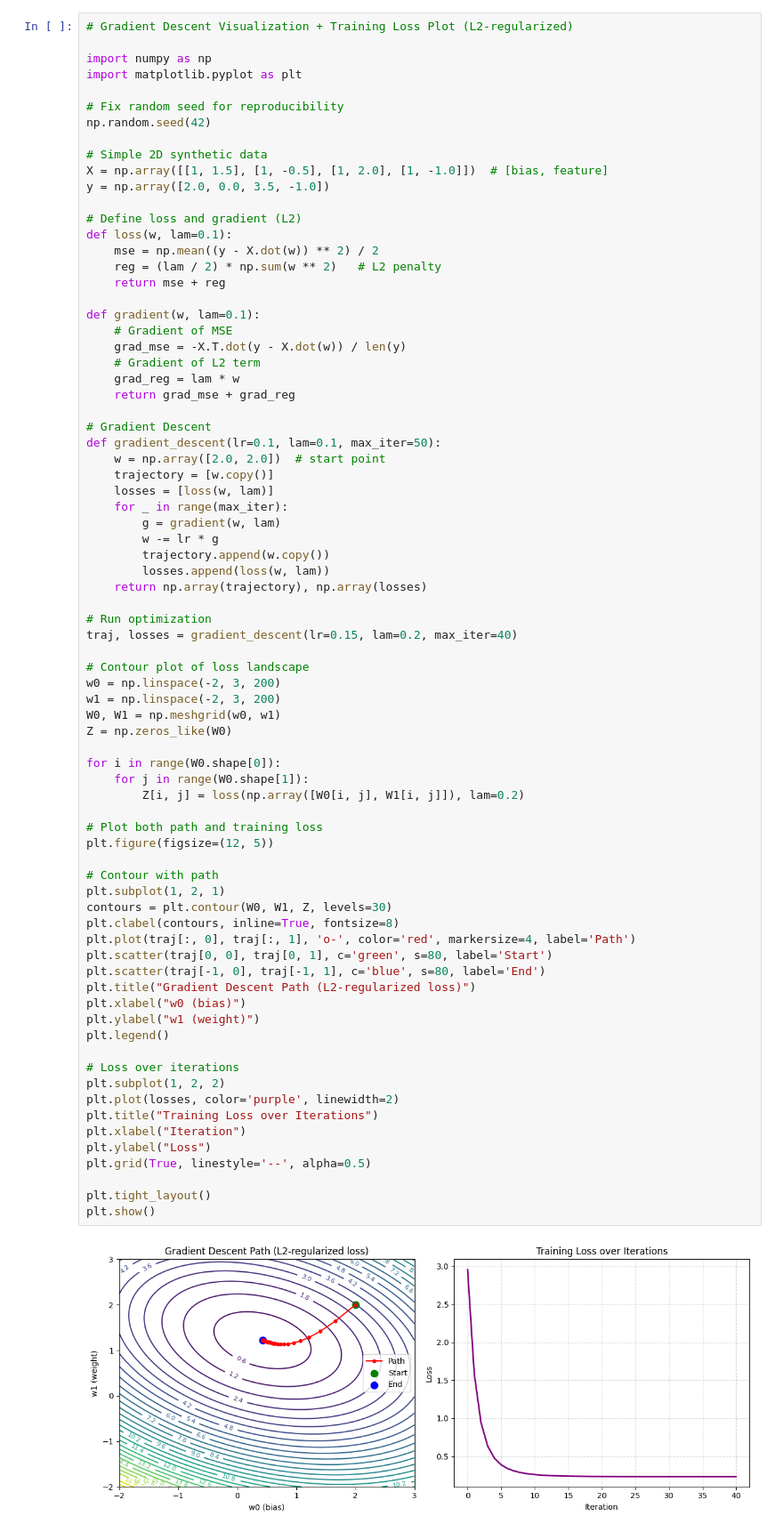
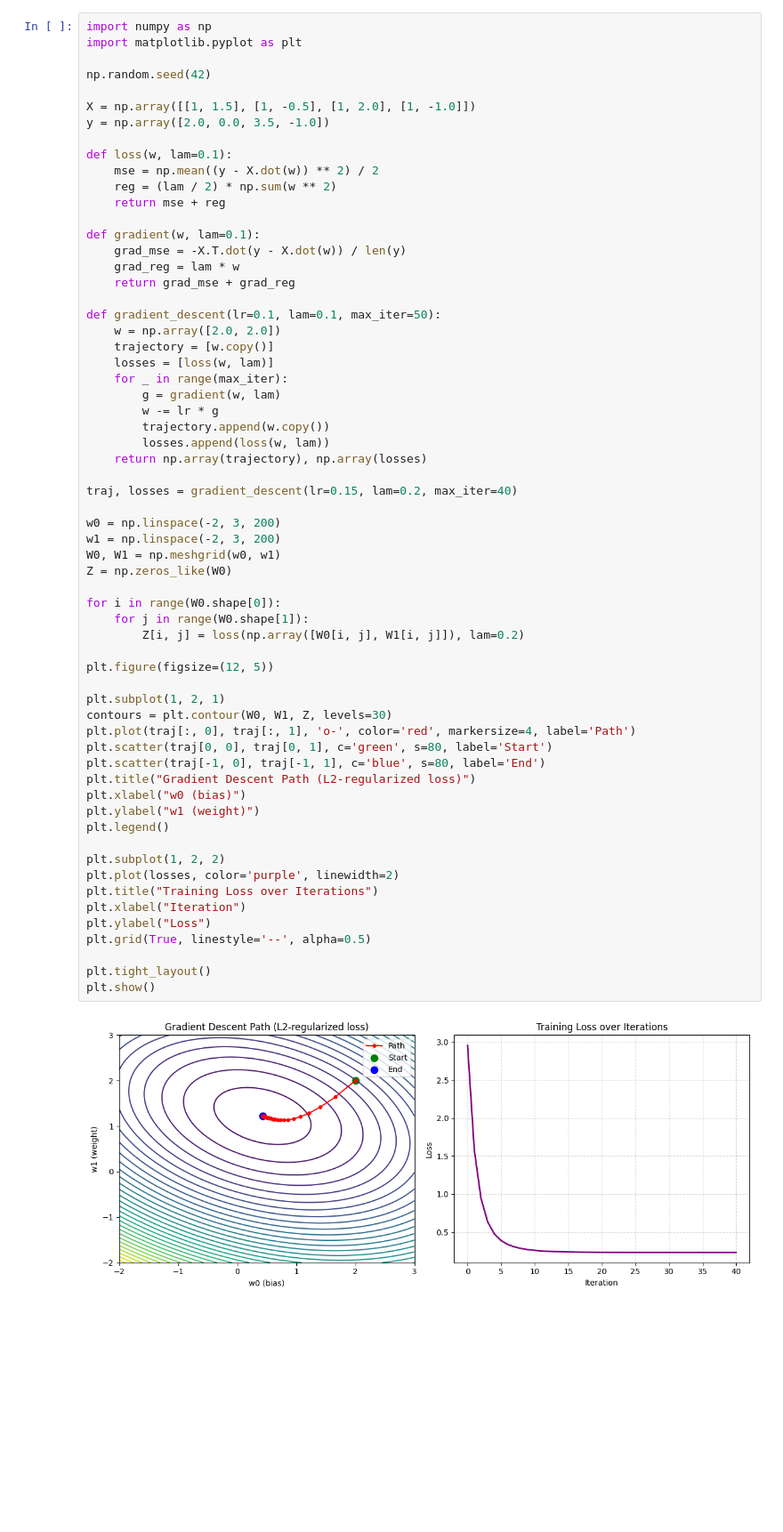
Before and after one commit to Stranger542/Optimizaton-Techniques-IMA-314-Fiction-404-, a Jupyter notebook: notebooks/Subgradient_Methods/Subgradient_Methods(L1+L2).ipynb, the cells around one changed output. Shown at 89% size. Cells and saved outputs as stored; diff of their text form; blank space fills up the shorter version.

```diff
--- a/notebooks/Subgradient_Methods/Subgradient_Methods(L1+L2).ipynb
+++ b/notebooks/Subgradient_Methods/Subgradient_Methods(L1+L2).ipynb
@@ -126,34 +108,26 @@ plt.show()
 # %% [output]
 [figure]
 # %%
-# Gradient Descent Visualization + Training Loss Plot (L2-regularized)
-
 import numpy as np
 import matplotlib.pyplot as plt
 
-# Fix random seed for reproducibility
 np.random.seed(42)
 
-# Simple 2D synthetic data
-X = np.array([[1, 1.5], [1, -0.5], [1, 2.0], [1, -1.0]])  # [bias, feature]
+X = np.array([[1, 1.5], [1, -0.5], [1, 2.0], [1, -1.0]])
 y = np.array([2.0, 0.0, 3.5, -1.0])
 
-# Define loss and gradient (L2)
 def loss(w, lam=0.1):
     mse = np.mean((y - X.dot(w)) ** 2) / 2
-    reg = (lam / 2) * np.sum(w ** 2)   # L2 penalty
+    reg = (lam / 2) * np.sum(w ** 2)
     return mse + reg
 
 def gradient(w, lam=0.1):
-    # Gradient of MSE
     grad_mse = -X.T.dot(y - X.dot(w)) / len(y)
-    # Gradient of L2 term
     grad_reg = lam * w
     return grad_mse + grad_reg
 
-# Gradient Descent
 def gradient_descent(lr=0.1, lam=0.1, max_iter=50):
-    w = np.array([2.0, 2.0])  # start point
+    w = np.array([2.0, 2.0])
     trajectory = [w.copy()]
     losses = [loss(w, lam)]
     for _ in range(max_iter):
@@ -163,43 +137,37 @@ def gradient_descent(lr=0.1, lam=0.1, max_iter=50):
         losses.append(loss(w, lam))
     return np.array(trajectory), np.array(losses)
 
-# Run optimization
 traj, losses = gradient_descent(lr=0.15, lam=0.2, max_iter=40)
 
-# Contour plot of loss landscape
 w0 = np.linspace(-2, 3, 200)
 w1 = np.linspace(-2, 3, 200)
 W0, W1 = np.meshgrid(w0, w1)
 Z = np.zeros_like(W0)
 
 for i in range(W0.shape[0]):
     for j in range(W0.shape[1]):
         Z[i, j] = loss(np.array([W0[i, j], W1[i, j]]), lam=0.2)
 
-# Plot both path and training loss
 plt.figure(figsize=(12, 5))
 
-# Contour with path
 plt.subplot(1, 2, 1)
 contours = plt.contour(W0, W1, Z, levels=30)
-plt.clabel(contours, inline=True, fontsize=8)
 plt.plot(traj[:, 0], traj[:, 1], 'o-', color='red', markersize=4, label='Path')
 plt.scatter(traj[0, 0], traj[0, 1], c='green', s=80, label='Start')
 plt.scatter(traj[-1, 0], traj[-1, 1], c='blue', s=80, label='End')
 plt.title("Gradient Descent Path (L2-regularized loss)")
 plt.xlabel("w0 (bias)")
 plt.ylabel("w1 (weight)")
 plt.legend()
 
-# Loss over iterations
 plt.subplot(1, 2, 2)
 plt.plot(losses, color='purple', linewidth=2)
 plt.title("Training Loss over Iterations")
 plt.xlabel("Iteration")
 plt.ylabel("Loss")
 plt.grid(True, linestyle='--', alpha=0.5)
 
 plt.tight_layout()
 plt.show()
 # %% [output]
-[figure, old version]
+[figure, new version]
```
Also changed, not shown: parts of 2 cells of this notebook, 19 other files.
